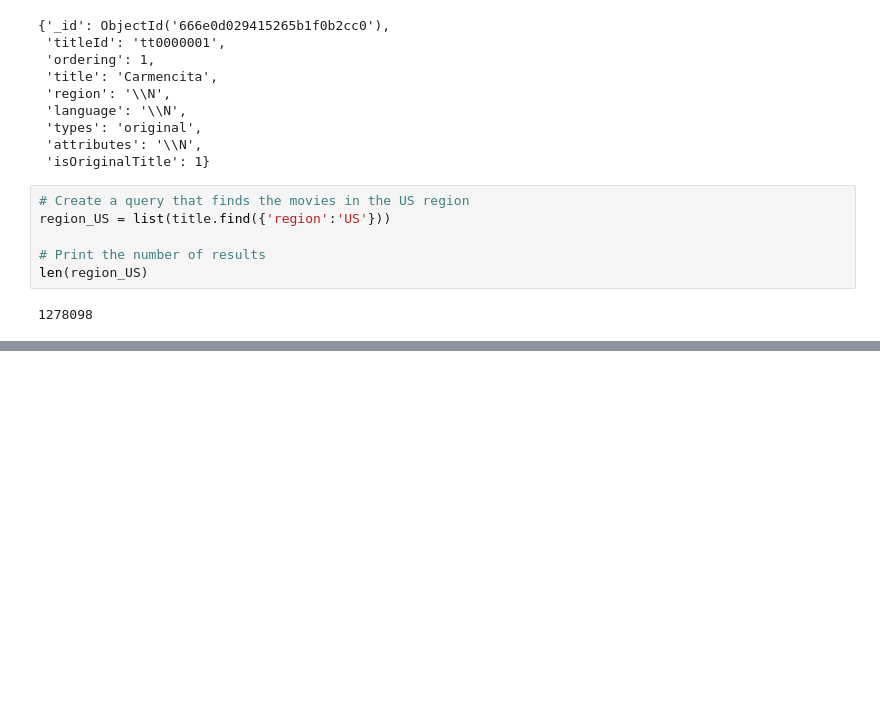
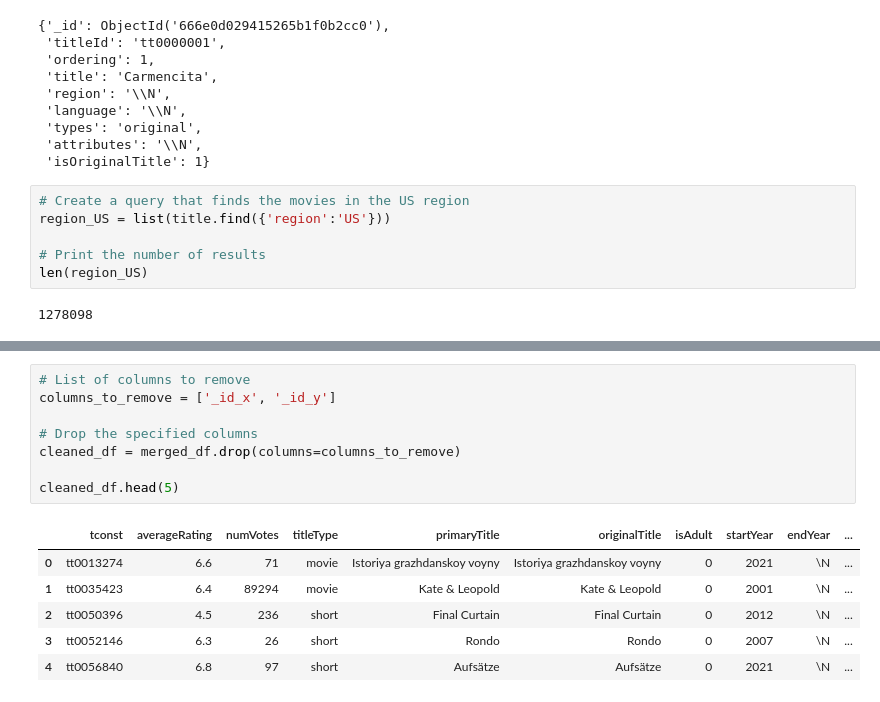
Before and after one commit to Crashapple/movie_info, a Jupyter notebook: movies_info.ipynb, the cells around one changed output, grey strips where cells are left out. Cells and saved outputs as stored; diff of their text form; blank space fills up the shorter version.

```diff
--- a/movies_info.ipynb
+++ b/movies_info.ipynb
@@ -125,0 +177,15 @@ AttributeError: 'list' object has no attribute 'find'
+# %%
+# List of columns to remove
+columns_to_remove = ['_id_x', '_id_y']
+
+# Drop the specified columns
+cleaned_df = merged_df.drop(columns=columns_to_remove)
+
+cleaned_df.head(5)
+# %% [output]
+|  | tconst | averageRating | numVotes | titleType | primaryTitle | originalTitle | isAdult | startYear | endYear | ... |
+| 0 | tt0013274 | 6.6 | 71 | movie | Istoriya grazhdanskoy voyny | Istoriya grazhdanskoy voyny | 0 | 2021 | \N | ... |
+| 1 | tt0035423 | 6.4 | 89294 | movie | Kate & Leopold | Kate & Leopold | 0 | 2001 | \N | ... |
+| 2 | tt0050396 | 4.5 | 236 | short | Final Curtain | Final Curtain | 0 | 2012 | \N | ... |
+| 3 | tt0052146 | 6.3 | 26 | short | Rondo | Rondo | 0 | 2007 | \N | ... |
+| 4 | tt0056840 | 6.8 | 97 | short | Aufsätze | Aufsätze | 0 | 2021 | \N | ... |
```
Also changed, not shown: parts of 11 cells of this notebook.
